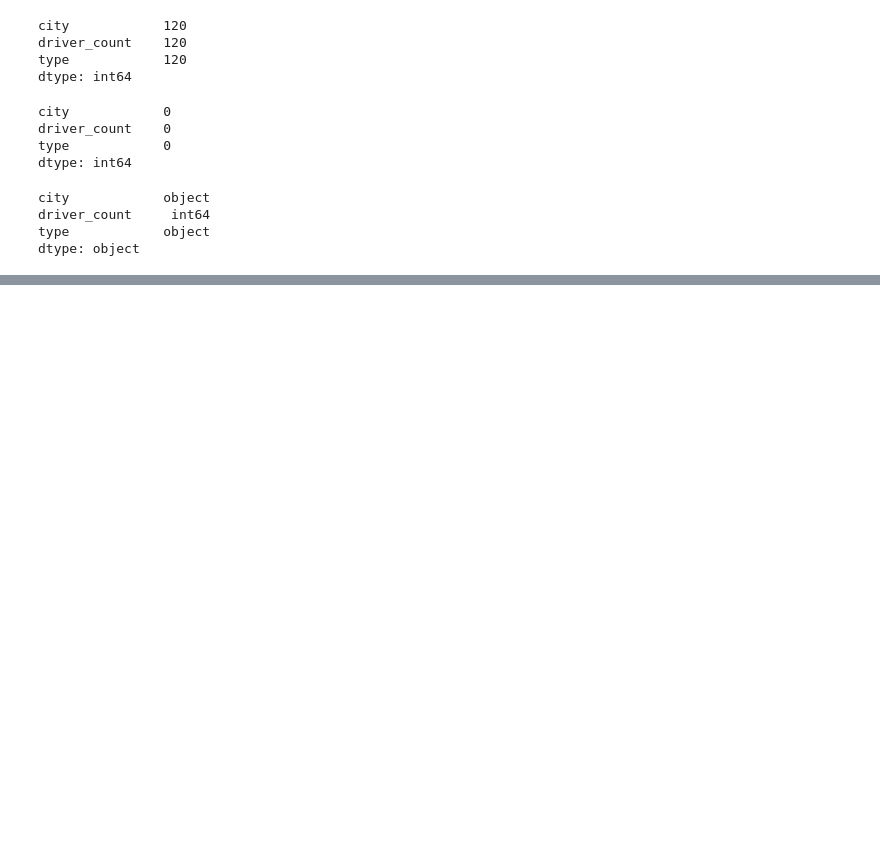
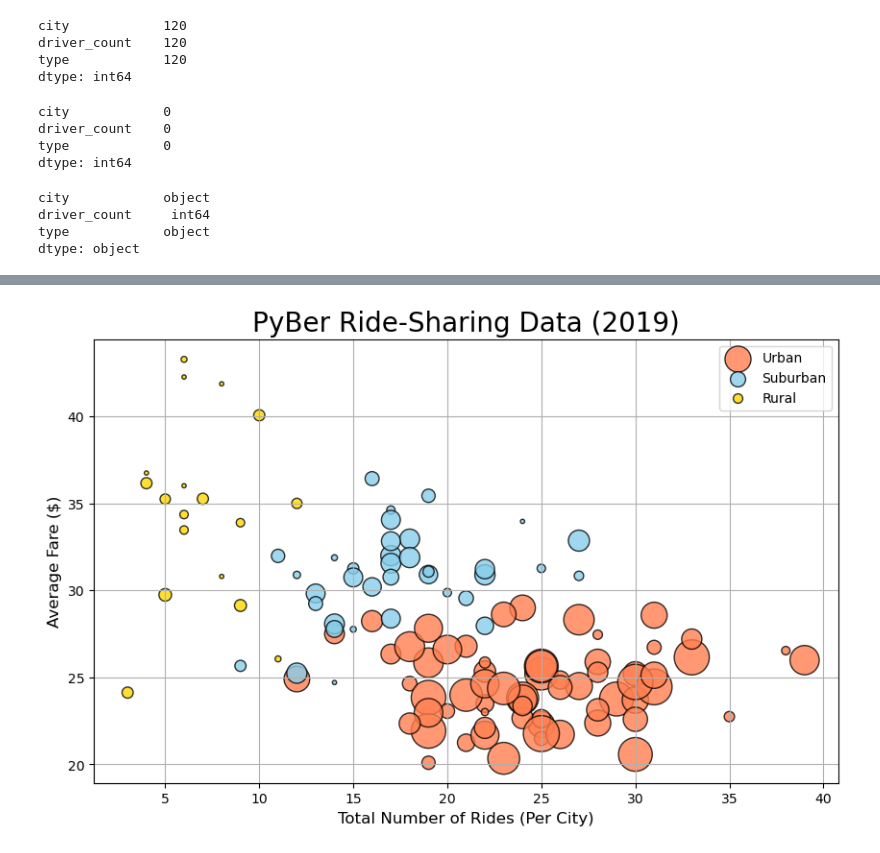
Before and after one commit to mzabrisk/PyBer_Analysis, a Jupyter notebook: PyBer.ipynb, the cells around one changed output, grey strips where cells are left out. Saved outputs shown, nothing was run; the diff lists cells and outputs as text; code cells hidden in the pictures; blank space fills up the shorter version.

```diff
--- a/PyBer.ipynb
+++ b/PyBer.ipynb
@@ -74,0 +330,34 @@ dtype: object
+# %%
+# combining all charts into single chart
+
+plt.subplots(figsize=(10,6))
+
+plt.scatter(urban_ride_count,
+      urban_avg_fare,
+      s=[i*10 for i in urban_driver_count], c="coral",
+      edgecolor="black", linewidths=1,
+      alpha=0.8, label="Urban")
+
+plt.scatter(suburban_ride_count,
+      suburban_avg_fare,
+      s=[i*10 for i in suburban_driver_count], c="skyblue",
+      edgecolor="black", linewidths=1,
+      alpha=0.8, label="Suburban")
+
+plt.scatter(rural_ride_count,
+      rural_avg_fare,
+      s=[i*10 for i in rural_driver_count], c="gold",
+      edgecolor="black", linewidths=1,
+      alpha=0.8, label="Rural")
+
+
+# incorporating other chart details
+plt.title("PyBer Ride-Sharing Data (2019)", fontsize=20)
+plt.ylabel("Average Fare ($)", fontsize=12)
+plt.xlabel("Total Number of Rides (Per City)", fontsize=12)
+plt.grid(True)
+
+plt.legend()
+plt.show()
+# %% [output]
+[figure, added]
```
Also changed, not shown: parts of 24 cells of this notebook, 1 other file.
